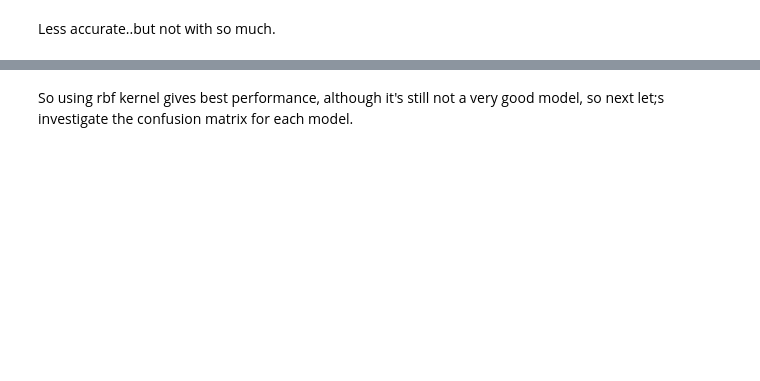
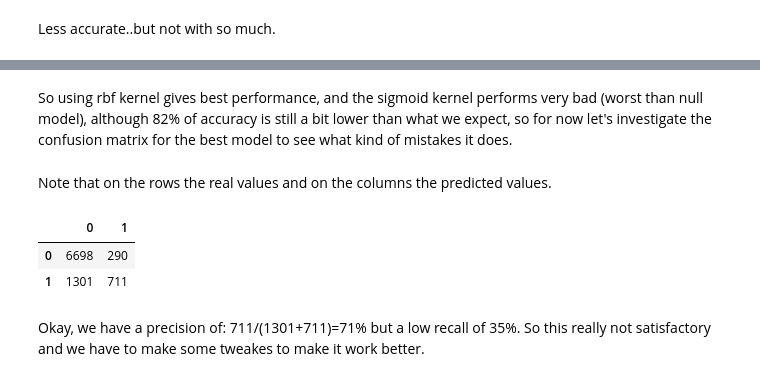
Before and after one commit to YoussefEssDS/ML-classic-problems-with-Python, a Jupyter notebook: Default on credit card prediction (SVM).ipynb, the cells around one changed output, grey strips where cells are left out. Saved outputs shown, nothing was run; the diff lists cells and outputs as text; code cells hidden in the pictures; blank space fills up the shorter version.

```diff
--- a/Default on credit card prediction (SVM).ipynb
+++ b/Default on credit card prediction (SVM).ipynb
@@ -136,7 +139,7 @@ So let's prepare the two train/test datasets.
 dfShuf=df1.sample(frac=1)
 # %%
 train=dfShuf[0:21000]
-test=dfShuf[21000:]
+test=dfShuf[21000:30000]
 # %%
 DepVar=features[1:len(features)-1]
 IndeVar=features[len(features)-1]
@@ -213,2 +214,12 @@ The SVM model with sigmoid kernel accuracy is:  69.3 %
 # %% [markdown]
-So using rbf kernel gives best performance, although it's still not a very good model, so next let;s investigate the confusion matrix for each model.
+So using rbf kernel gives best performance, and the sigmoid kernel performs very bad (worst than null model), although 82% of accuracy is still a bit lower than what we expect, so for now let's investigate the confusion matrix for the best model to see what kind of mistakes it does.
+# %% [markdown]
+Note that on the rows the real values and on the columns the predicted values.
+# %%
+pd.DataFrame(data=confusion_matrix(test[IndeVar],predictions2),columns=[0,1],index=[0,1])
+# %% [output]
+|  | 0 | 1 |
+| 0 | 6698 | 290 |
+| 1 | 1301 | 711 |
+# %% [markdown]
+Okay, we have a precision of: 711/(1301+711)=71% but a low recall of 35%. So this really not satisfactory and we have to make some tweakes to make it work better.
```
Also changed, not shown: parts of 14 cells of this notebook.
